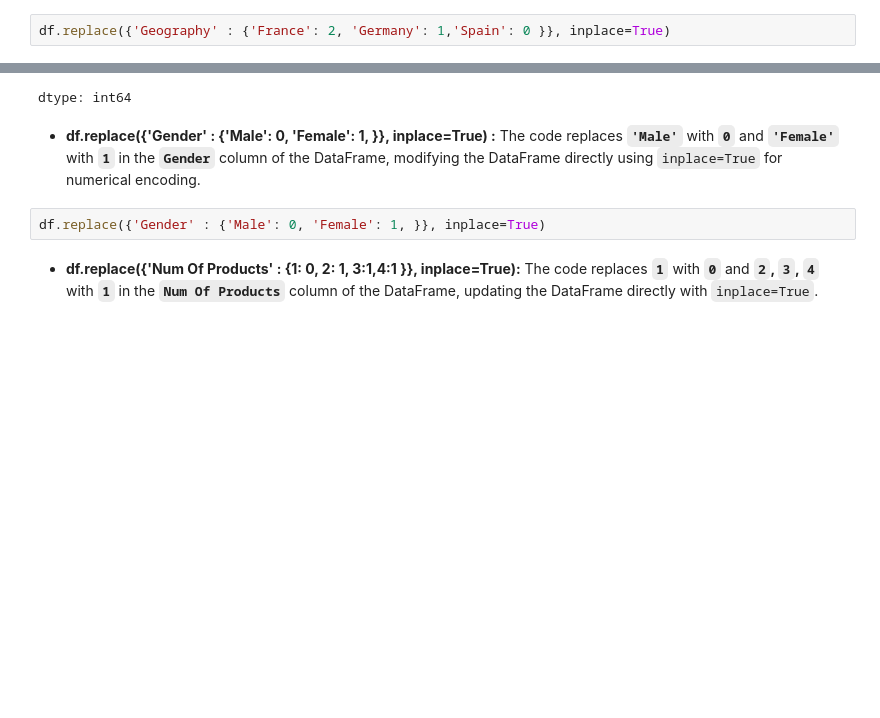
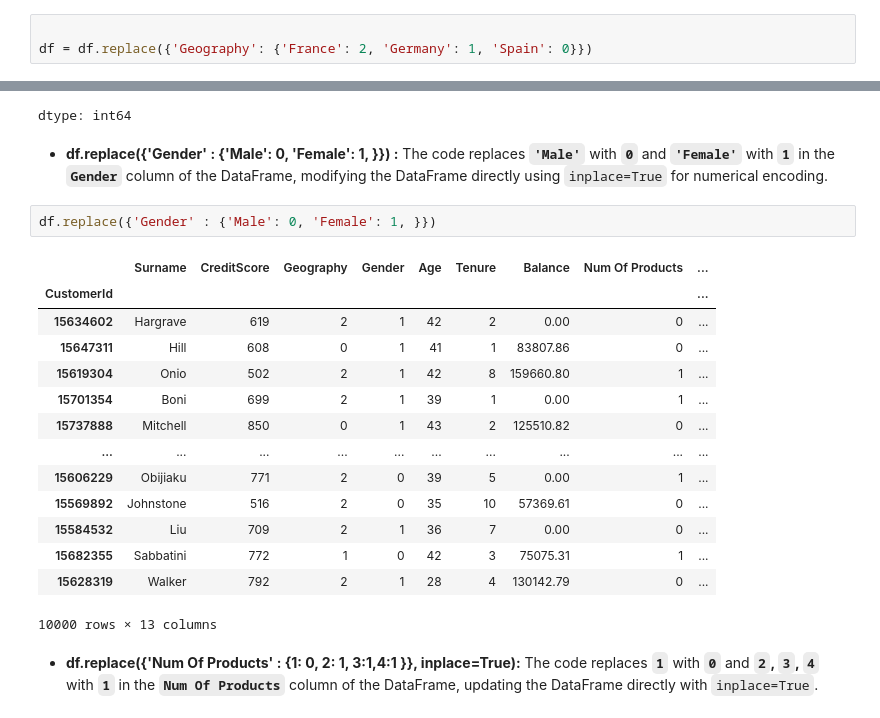
Before and after one commit to k21academyuk/Python, a Jupyter notebook: Bank_customer_Churn_model.ipynb, the cells around one changed output, grey strips where cells are left out. Drawn from its saved outputs; the diff is of its cells as text; blank space fills up the shorter version.

```diff
--- a/Bank_customer_Churn_model.ipynb
+++ b/Bank_customer_Churn_model.ipynb
@@ -151,5 +151,6 @@ dtype: int64
 # %%
-df.replace({'Geography' : {'France': 2, 'Germany': 1,'Spain': 0 }}, inplace=True)
+
+df = df.replace({'Geography': {'France': 2, 'Germany': 1, 'Spain': 0}})
 # %% [markdown]
 
 
@@ -165,9 +166,24 @@ dtype: int64
 # %% [markdown]
 
 
-*  **df.replace({'Gender' : {'Male': 0, 'Female': 1, }}, inplace=True) :** The code replaces **`'Male'`** with **`0`** and **`'Female'`** with **`1`** in the **`Gender`** column of the DataFrame, modifying the DataFrame directly using `inplace=True` for numerical encoding.
+*  **df.replace({'Gender' : {'Male': 0, 'Female': 1, }}) :** The code replaces **`'Male'`** with **`0`** and **`'Female'`** with **`1`** in the **`Gender`** column of the DataFrame, modifying the DataFrame directly using `inplace=True` for numerical encoding.
 # %%
-df.replace({'Gender' : {'Male': 0, 'Female': 1, }}, inplace=True)
+df.replace({'Gender' : {'Male': 0, 'Female': 1, }})
+# %% [output]
+|  | Surname | CreditScore | Geography | Gender | Age | Tenure | Balance | Num Of Products | ... |
+| CustomerId |  |  |  |  |  |  |  |  | ... |
+| 15634602 | Hargrave | 619 | 2 | 1 | 42 | 2 | 0.00 | 0 | ... |
+| 15647311 | Hill | 608 | 0 | 1 | 41 | 1 | 83807.86 | 0 | ... |
+| 15619304 | Onio | 502 | 2 | 1 | 42 | 8 | 159660.80 | 1 | ... |
+| 15701354 | Boni | 699 | 2 | 1 | 39 | 1 | 0.00 | 1 | ... |
+| 15737888 | Mitchell | 850 | 0 | 1 | 43 | 2 | 125510.82 | 0 | ... |
+| ... | ... | ... | ... | ... | ... | ... | ... | ... | ... |
+| 15606229 | Obijiaku | 771 | 2 | 0 | 39 | 5 | 0.00 | 1 | ... |
+| 15569892 | Johnstone | 516 | 2 | 0 | 35 | 10 | 57369.61 | 0 | ... |
+| 15584532 | Liu | 709 | 2 | 1 | 36 | 7 | 0.00 | 0 | ... |
+| 15682355 | Sabbatini | 772 | 1 | 0 | 42 | 3 | 75075.31 | 1 | ... |
+| 15628319 | Walker | 792 | 2 | 1 | 28 | 4 | 130142.79 | 0 | ... |
+10000 rows × 13 columns
 # %% [markdown]
 
 
```
Also changed, not shown: parts of 1 cell of this notebook.
